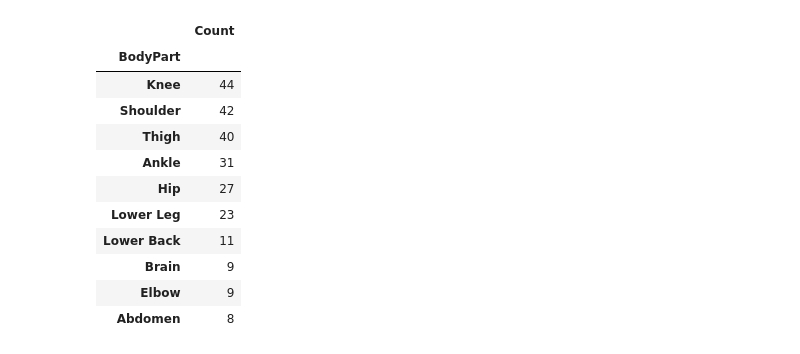
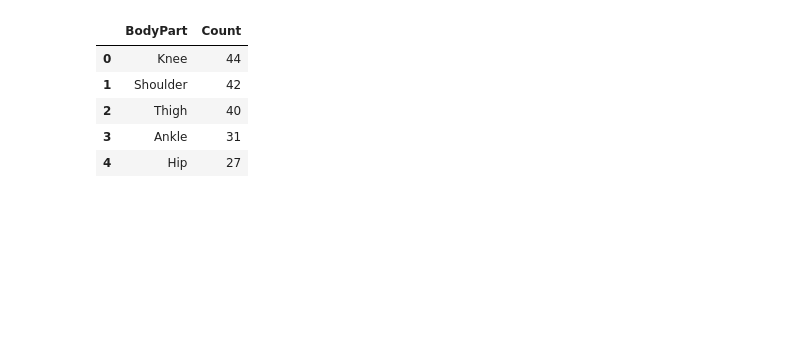
Before and after one commit to bachnguyen234/da301-isaac-athletics, a Jupyter notebook: bach_main_file.ipynb, the cells around one changed output. Saved outputs shown, nothing was run; the diff lists cells and outputs as text; code cells hidden in the pictures; blank space fills up the shorter version.

```diff
--- a/bach_main_file.ipynb
+++ b/bach_main_file.ipynb
@@ -22,6 +22,7 @@ def date_coversion(date):
 # Changing date formatting
 df_injuries.drop(columns = ["DateOfReturn", "ReportedDate"], inplace = True)
 df_injuries["ProblemDate"] = df_injuries["ProblemDate"].str.replace("/", "-").apply(date_coversion)
+df_injuries["ProblemDate"] = pd.to_datetime(df_injuries["ProblemDate"])
 
 # Filling NA's
 df_injuries["Side"] = df_injuries["Side"].fillna("Does Not Apply")
@@ -62,21 +58,16 @@ sport_group.head(10)
 # %%
 # Summary count for body part groups
-body_part_group = df_injuries.groupby("BodyPart").count().filter(["Code"]).rename(columns = {"Code": "Count"}).sort_values(by = "Count", ascending = False)
+body_part_group = df_injuries.groupby("BodyPart").count().filter(["Code"]).rename(columns = {"Code": "Count"}).sort_values(by = "Count", ascending = False).reset_index()
 
-# Displaying the top 10 highest count
-body_part_group.head(10)
+# Displaying the top 5 highest count
+body_part_top5 = body_part_group.head(5)
+body_part_top5
 # %% [output]
-|  | Count |
-| BodyPart |  |
-| Knee | 44 |
-| Shoulder | 42 |
-| Thigh | 40 |
-| Ankle | 31 |
-| Hip | 27 |
-| Lower Leg | 23 |
-| Lower Back | 11 |
-| Brain | 9 |
-| Elbow | 9 |
-| Abdomen | 8 |
+|  | BodyPart | Count |
+| 0 | Knee | 44 |
+| 1 | Shoulder | 42 |
+| 2 | Thigh | 40 |
+| 3 | Ankle | 31 |
+| 4 | Hip | 27 |
 # %%
 # Summary count for injury type groups
```
Also changed, not shown: parts of 7 cells of this notebook.
